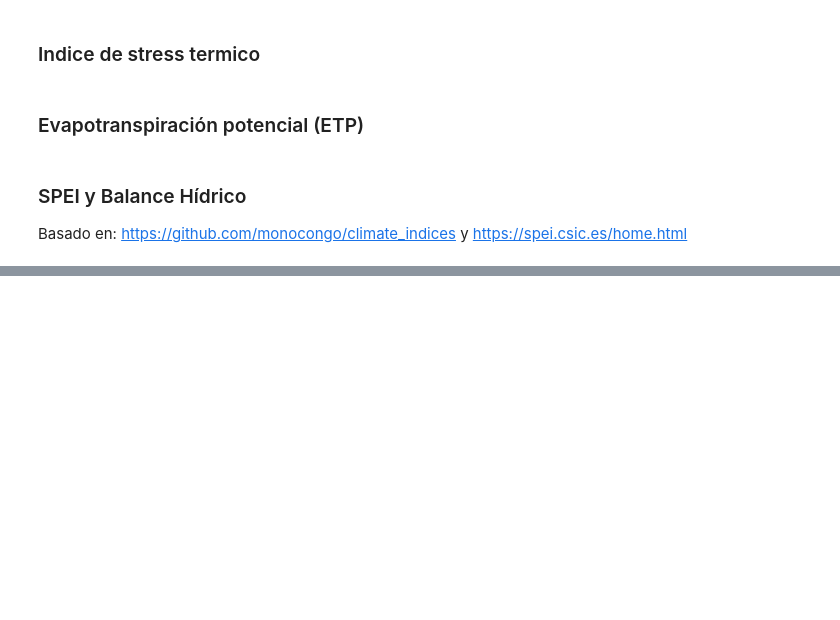
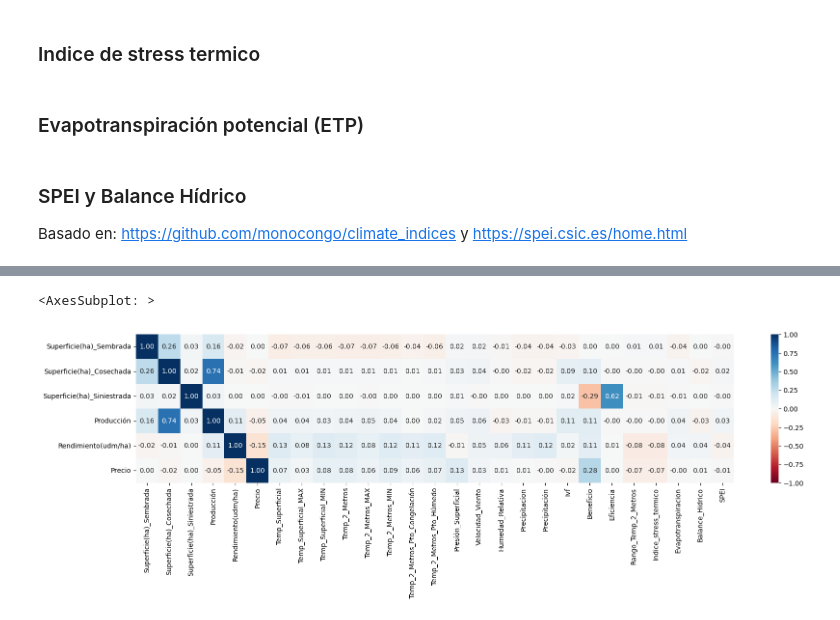
Before and after one commit to ProyectosMCD/RedBAMX, a Jupyter notebook: KPIs/KPIs.ipynb, the cells around one changed output, grey strips where cells are left out. Saved outputs shown, nothing was run; the diff lists cells and outputs as text; code cells hidden in the pictures; blank space fills up the shorter version.

Commit message:
add plot de correlacion

```diff
--- a/KPIs/KPIs.ipynb
+++ b/KPIs/KPIs.ipynb
@@ -119,3 +121,49 @@ df.head()
 df = df.round(3)
 # save df to an excel file
 df.to_excel('excedente_agrícola_kpi.xlsx', index=False)
+# %%
+columnas = [
+    'Superficie(ha)_Sembrada',
+    'Superficie(ha)_Cosechada',
+    'Superficie(ha)_Siniestrada',
+    'Producción',
+    'Rendimiento(udm/ha)',
+    'Precio',
+    'Temp_Superficial',
+    'Temp_Superficial_MAX',
+    'Temp_Superficial_MIN',
+    'Temp_2_Metros',
+    'Temp_2_Metros_MAX',
+    'Temp_2_Metros_MIN',
+    'Temp_2_Metros_Pto_Congelación',
+    'Temp_2_Metros_Pto_Húmedo',
+    'Presión_Superficial',
+    'Velocidad_Viento',
+    'Humedad_Relativa',
+    'Precipitacion',
+    'Precipitación',
+    'Ivf',
+    'Beneficio',
+    'Eficiencia',
+    'Rango_Temp_2_Metros',
+    'Indice_stress_termico',
+    'Evapotranspiracion',
+    'Balance_Hidrico',
+    'SPEI'
+]
+
+columnas_interes = [
+    'Superficie(ha)_Sembrada',
+    'Superficie(ha)_Cosechada',
+    'Superficie(ha)_Siniestrada',
+    'Producción',
+    'Rendimiento(udm/ha)',
+    'Precio'
+]
+# %%
+plt.figure(figsize = (20,4)) #cambiamos la variable quality_ord a int para calcular correlacion
+corr_matrix = df[columnas].corr()
+sns.heatmap(corr_matrix.loc[columnas_interes, columnas], annot=True,cmap='RdBu', fmt = '.2f', vmin=-1, vmax=1)
+# %% [output]
+<AxesSubplot: >
+[figure, added]
```
Also changed, not shown: parts of 1 cell of this notebook, 1 other file.
